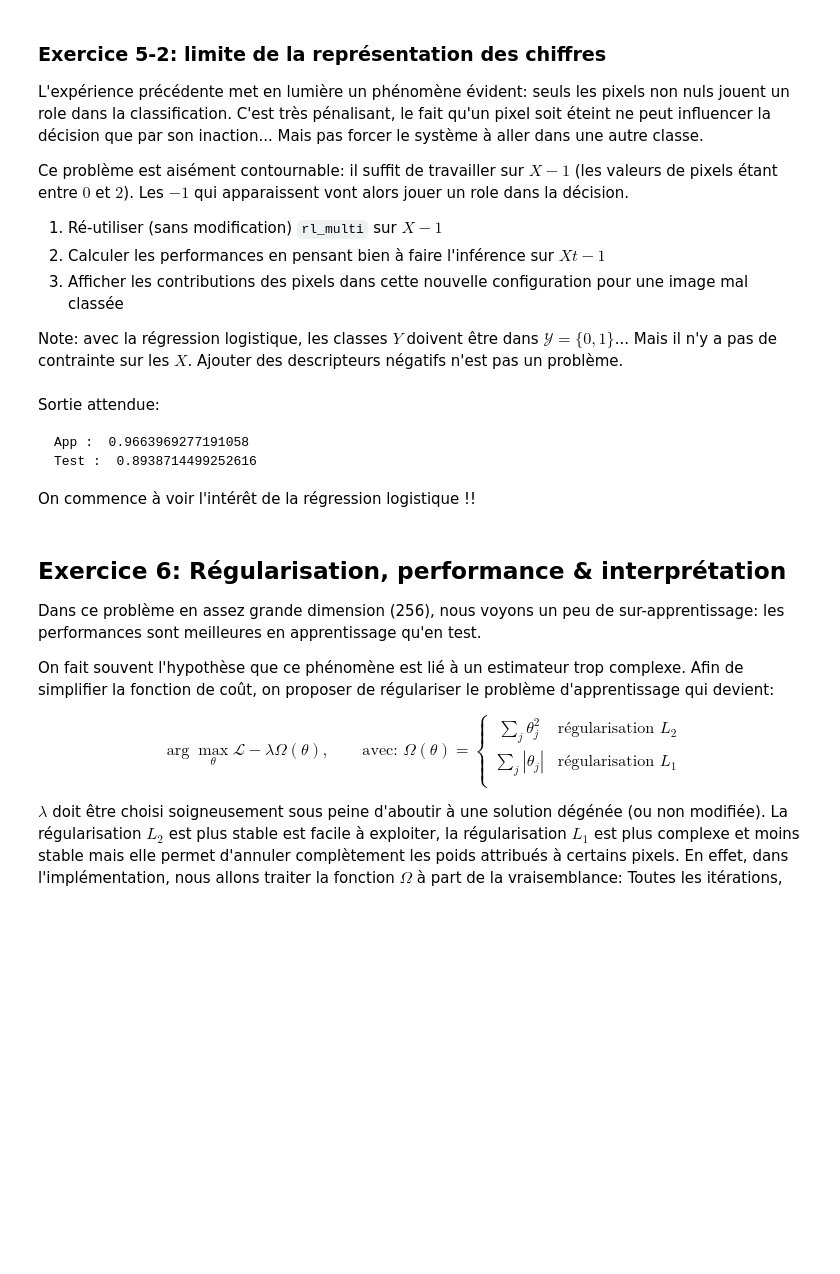
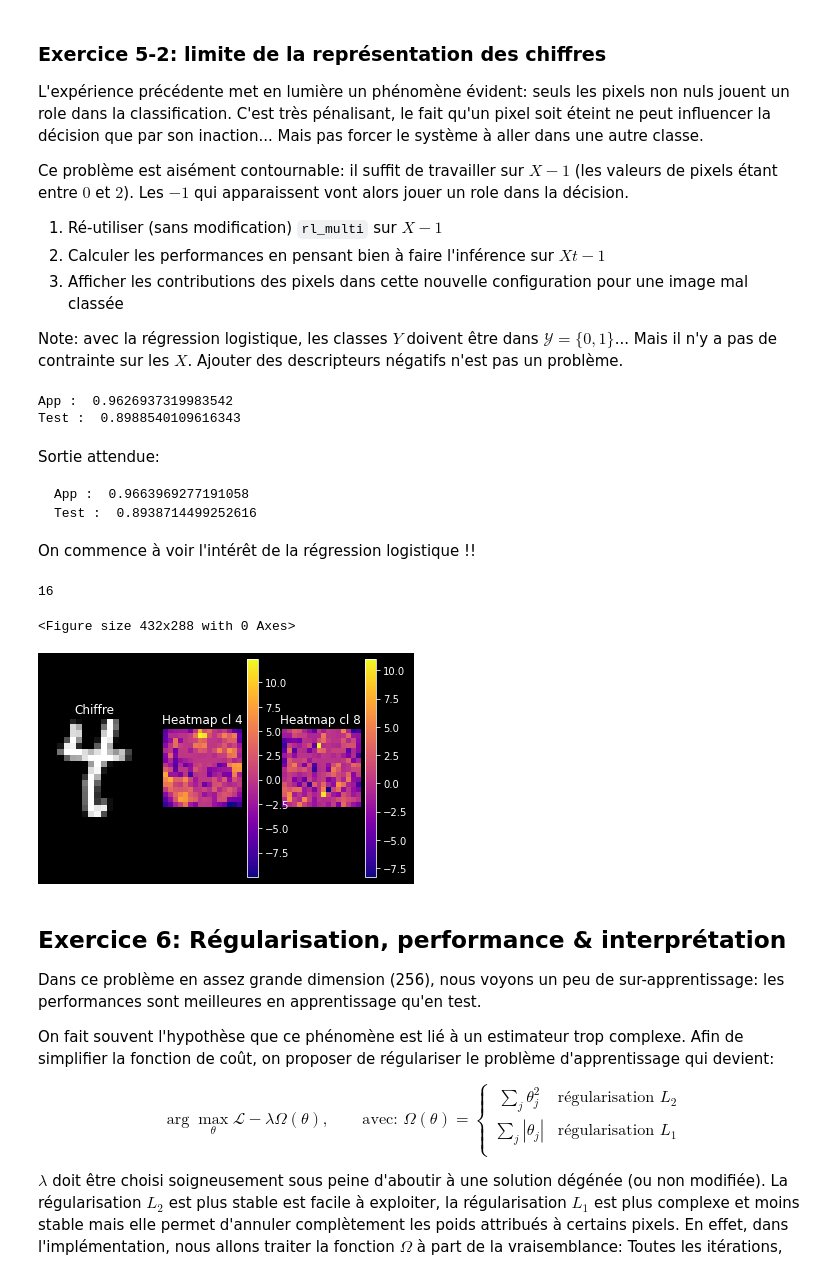
Before and after one commit to White-On/MAPSI_TME_2022, a Jupyter notebook: TME10/RegLog-etu.ipynb, the cells around one changed output. Cells and saved outputs as stored; diff of their text form; code cells hidden in the pictures; blank space fills up the shorter version.

````diff
--- a/TME10/RegLog-etu.ipynb
+++ b/TME10/RegLog-etu.ipynb
@@ -462,6 +497,22 @@ Note: avec la régression logistique, les classes $Y$ doivent être dans $\mathc
 # %%
 # il n'y a pas de méthode à redéfinir...
 # juste apprendre un nouveau modèle sur des données modifiées... Et ne pas faire d'erreur en inférence.
+Xbis = X - 1
+Wm,B = rl_multi(Xbis,Y)
+# %%
+Xtbis = Xt - 1
+
+Y_pred  = np.argmax(1/(1+np.exp(-np.dot(Xbis,Wm) - B)),1)
+Yt_pred = np.argmax(1/(1+np.exp(-np.dot(Xtbis,Wm) -B)),1)
+
+Pred = np.where(Y_pred == Y , 1., 0.).mean()
+Pred_T = np.where(Yt_pred== Yt , 1., 0.).mean()
+
+print("App : ",Pred)
+print("Test : ",Pred_T)
+# %% [output]
+App :  0.9626937319983542
+Test :  0.8988540109616343
 # %% [markdown]
 Sortie attendue:
 ```
@@ -472,22 +523,30 @@ On commence à voir l'intérêt de la régression logistique !!
 # %%
 # trouver un échantillon mal classé (PAS DE CODE A AJOUTER):
 
 index = np.where(Y != Y_pred)[0][0] # parmi les points d'apprentissage
 print(index)
 
 plt.figure()
 plt.subplots(1,3)
 plt.subplot(1,3,1)
-plt.imshow(X[index].reshape(16,16),cmap="gray")
+plt.imshow(Xbis[index].reshape(16,16),cmap="gray")
 plt.title("Chiffre")
+plt.axis("off")
 plt.subplot(1,3,2)
-plt.imshow(((X[index]-1)*Wm[:,int(Y[index])]).reshape(16,16),cmap="plasma")
+plt.imshow(((Xbis[index]-1)*Wm[:,int(Y[index])]).reshape(16,16),cmap="plasma")
 plt.colorbar()
 plt.title("Heatmap cl "+str(int(Y[index])))
+plt.axis("off")
 plt.subplot(1,3,3)
-plt.imshow(((X[index]-1)*Wm[:,int(Y_pred[index])]).reshape(16,16),cmap="plasma")
+plt.imshow(((Xbis[index]-1)*Wm[:,int(Y_pred[index])]).reshape(16,16),cmap="plasma")
 plt.title("Heatmap cl "+str(int(Y_pred[index])))
 plt.colorbar()
+plt.axis("off")
+plt.show()
+# %% [output]
+16
+<Figure size 432x288 with 0 Axes>
+[figure, added]
 # %% [markdown]
 ## Exercice 6: Régularisation, performance & interprétation
 
````
Also changed, not shown: parts of 11 cells of this notebook, 2 other files.
